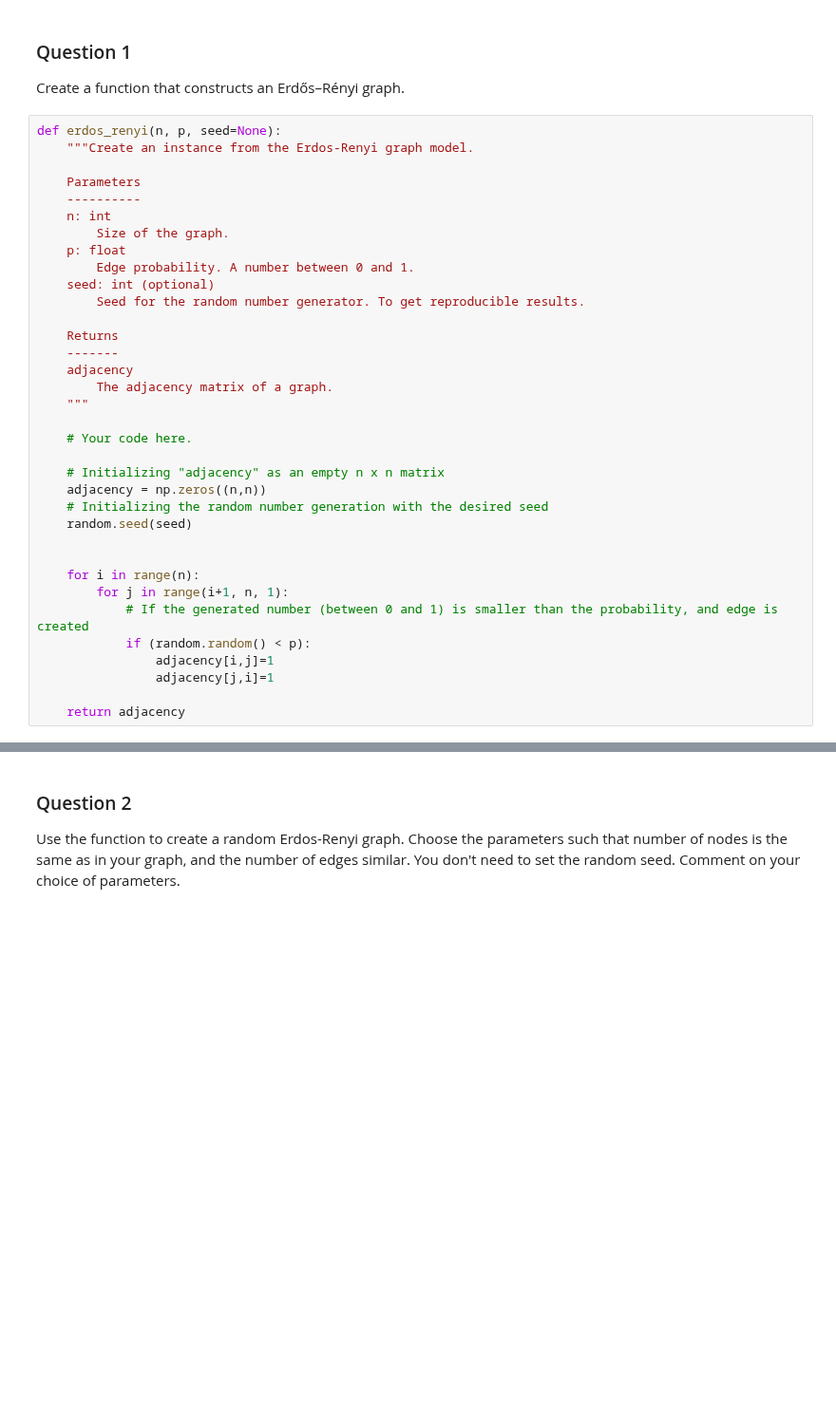
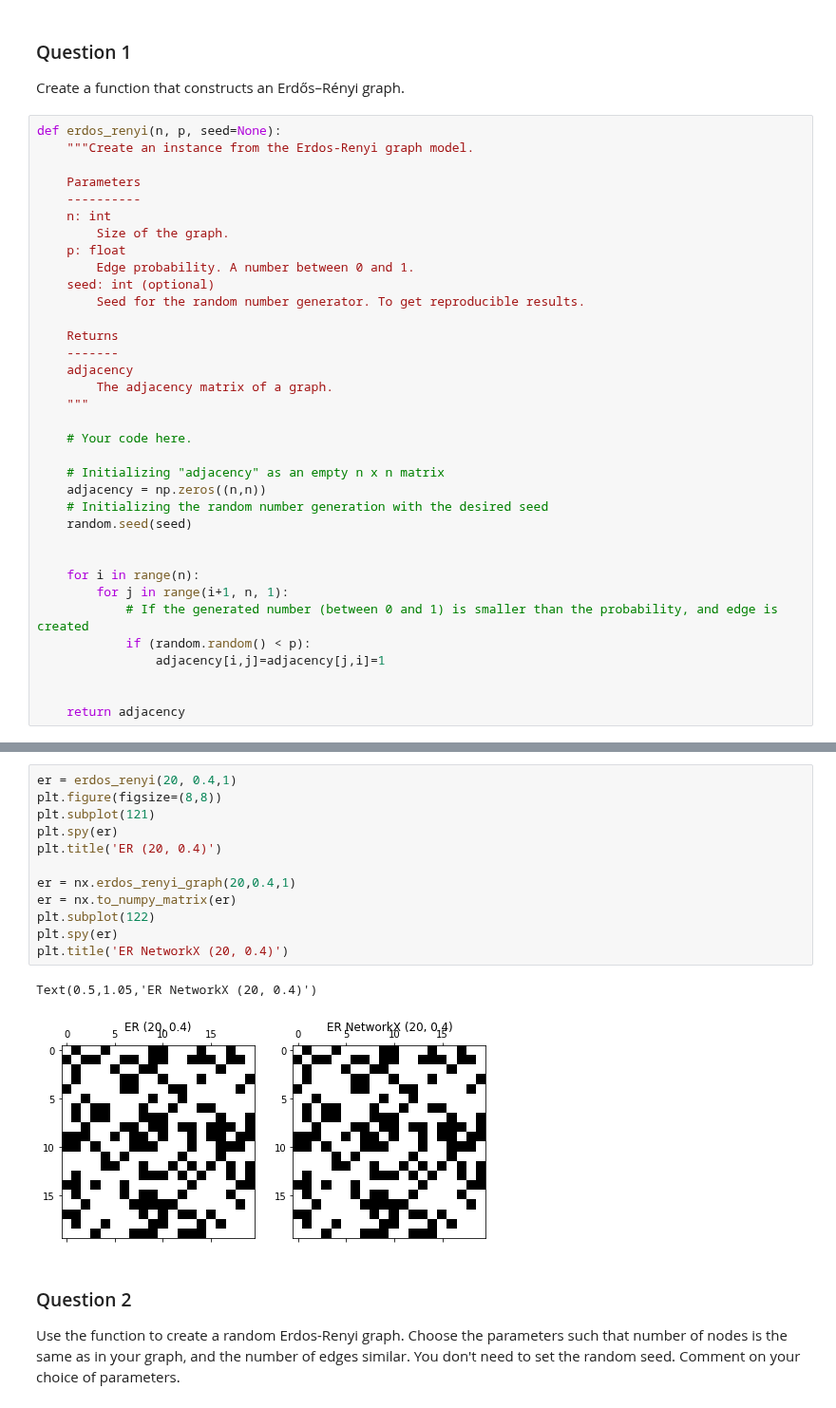
Before and after one commit to vndk36/Project_ntds2018, a Jupyter notebook: Milestone_2/2_network_models_AlCi_Cop_HF.ipynb, the cells around one changed output, grey strips where cells are left out. Shown at 95% size. Cells and saved outputs as stored; diff of their text form; blank space fills up the shorter version.

```diff
--- a/Milestone_2/2_network_models_AlCi_Cop_HF.ipynb
+++ b/Milestone_2/2_network_models_AlCi_Cop_HF.ipynb
@@ -86,8 +86,8 @@ def erdos_renyi(n, p, seed=None):
         for j in range(i+1, n, 1):
             # If the generated number (between 0 and 1) is smaller than the probability, and edge is created
             if (random.random() < p):
-                adjacency[i,j]=1
-                adjacency[j,i]=1
+                adjacency[i,j]=adjacency[j,i]=1
+
 
     return adjacency
 # %%
@@ -107,3 +104,18 @@ Text(0.5, 1.05, 'Erdos-Renyi (10, 0.4)')
+# %%
+er = erdos_renyi(20, 0.4,1)
+plt.figure(figsize=(8,8))
+plt.subplot(121)
+plt.spy(er)
+plt.title('ER (20, 0.4)')
+
+er = nx.erdos_renyi_graph(20,0.4,1)
+er = nx.to_numpy_matrix(er)
+plt.subplot(122)
+plt.spy(er)
+plt.title('ER NetworkX (20, 0.4)')
+# %% [output]
+Text(0.5,1.05,'ER NetworkX (20, 0.4)')
+[figure, added]
 # %% [markdown]
 ### Question 2
 
```
Also changed, not shown: parts of 7 cells of this notebook.
